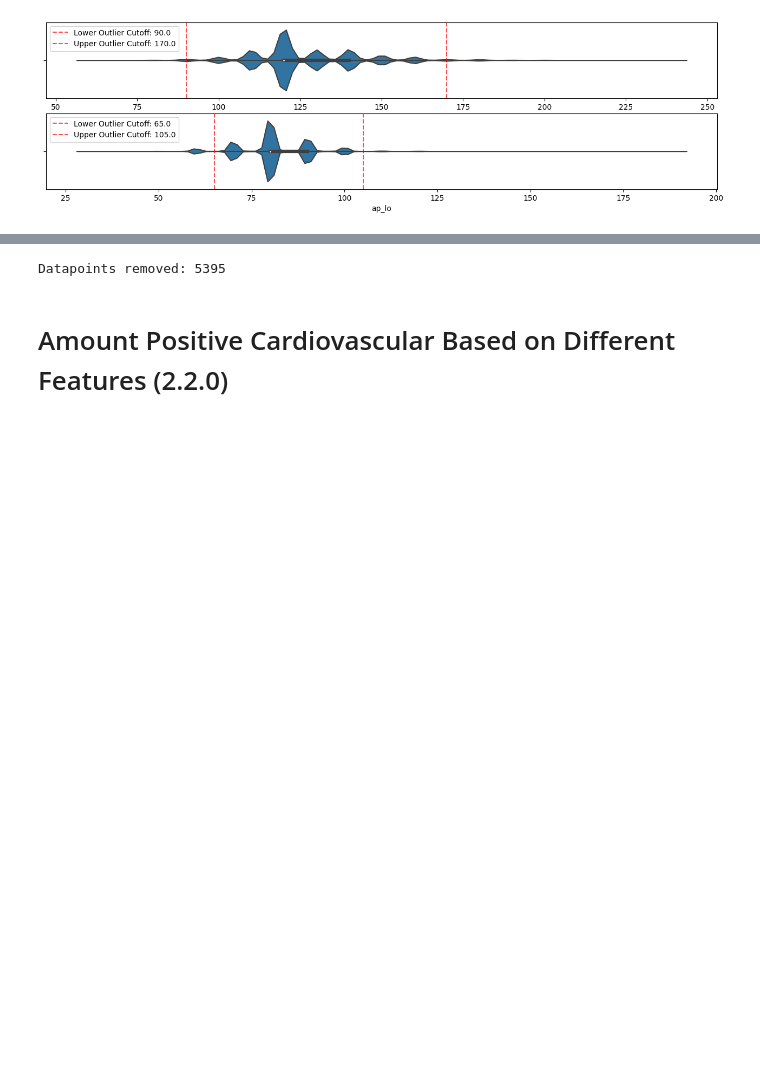
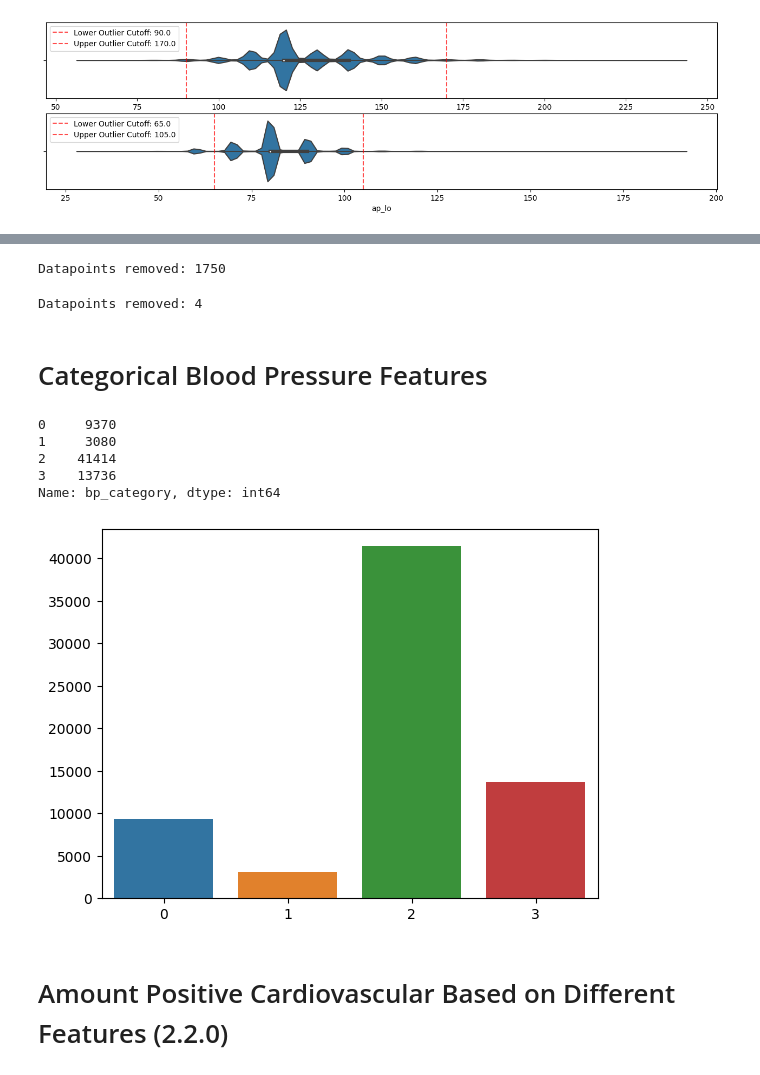
Before and after one commit to Andreas-Svensson/disease_prediction, a Jupyter notebook: data_analysis.ipynb, the cells around one changed output, grey strips where cells are left out. Saved outputs shown, nothing was run; the diff lists cells and outputs as text; code cells hidden in the pictures; blank space fills up the shorter version.

```diff
--- a/data_analysis.ipynb
+++ b/data_analysis.ipynb
@@ -454,10 +449,47 @@ suggested cutoff: 105
 # %%
-df = df[df["ap_hi"].between(low_ap_hi, high_ap_hi)]
-df = df[df["ap_lo"].between(low_ap_lo, high_ap_lo)]
+# TODO: link to category values used
+df = df[df["ap_hi"].between(90, 180)]
+df = df[df["ap_lo"].between(60, 120)]
 
 print(f"Datapoints removed: {pre - len(df)}")
 # %% [output]
-Datapoints removed: 5395
+Datapoints removed: 1750
+# %%
+pre = len(df)
+
+# credit Daniel for idea to remove measurements where diastolic bp is higher than systolic
+df = df[df['ap_hi'] > df['ap_lo']]
+
+print(f"Datapoints removed: {pre - len(df)}")
+# %% [output]
+Datapoints removed: 4
+# %% [markdown]
+# Categorical Blood Pressure Features
+# %%
+conditions = [
+    (df['ap_hi'] < 120) & (df['ap_lo'] < 80), # healthy -> label 0
+    (df['ap_hi'] < 130) & (df['ap_lo'] < 80), # elevated -> label 1
+    (df['ap_hi'] < 140) | (df['ap_lo'] < 90), # stage 1 -> label 2
+    (df['ap_hi'] < 180.1) | (df['ap_lo'] < 120.1) # stage 2 -> label 3 (+.1 to be inclusive as per the suggested ranges)
+] # none of the above (stage 3) -> label 4
+
+labels = [0, 1, 2, 3]
+
+# using numpy for vectorized application of categories
+df['bp_category'] = np.select(conditions, labels, 4) # check conditions, apply value, if none was matched set to 4
+
+df["bp_category"].value_counts().sort_index()
+# %% [output]
+0     9370
+1     3080
+2    41414
+3    13736
+Name: bp_category, dtype: int64
+# %%
+# TODO: finish up plot
+sns.barplot(x = df["bp_category"].value_counts().sort_index().index, y = df["bp_category"].value_counts().sort_index().values);
+# %% [output]
+[figure, added]
 # %% [markdown]
 # Amount Positive Cardiovascular Based on Different Features (2.2.0)
 # %%
```
Also changed, not shown: parts of 7 cells of this notebook.
